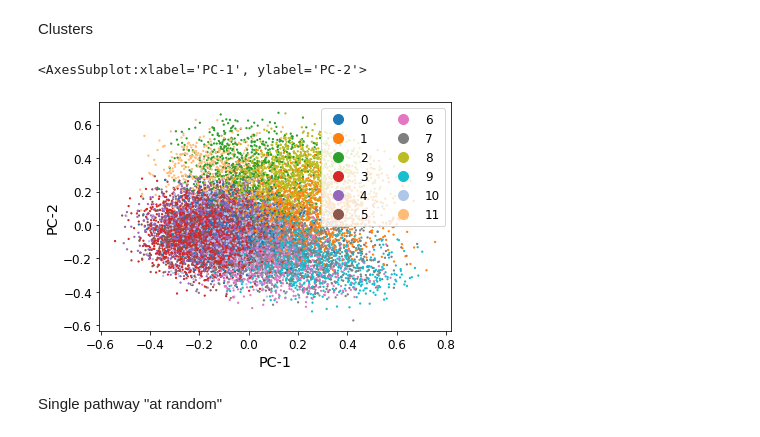
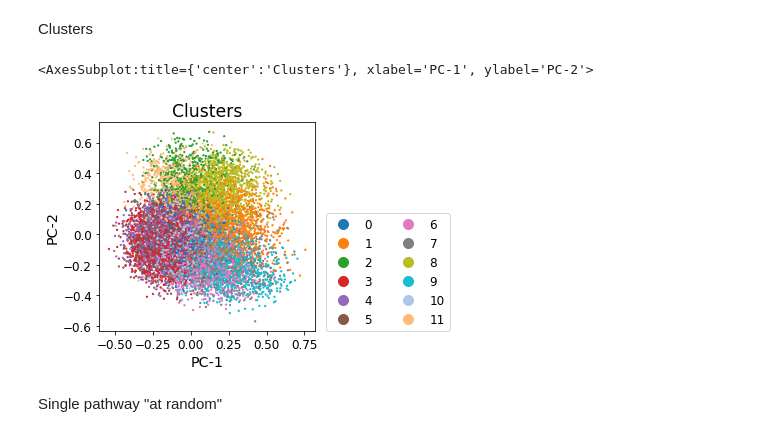
Before and after one commit to FerranC96/sKG4cellCommns, a Jupyter notebook: one.ipynb, the cells around one changed output. Drawn from its saved outputs; the diff is of its cells as text; code cells hidden in the pictures.

```diff
--- a/one.ipynb
+++ b/one.ipynb
@@ -897,10 +897,12 @@ dENSMUSpathwayR
 Clusters
 # %%
 scprep.plot.scatter2d(RDdataframe, c=RDdataframe["clust"],
-    label_prefix="PC-", shuffle=True)
+    title="Clusters", label_prefix="PC-",
+    legend_loc=(1.05, 0), shuffle=True,
+    dpi=480)
 # %% [output]
-<AxesSubplot:xlabel='PC-1', ylabel='PC-2'>
+<AxesSubplot:title={'center':'Clusters'}, xlabel='PC-1', ylabel='PC-2'>
-[figure, old version]
+[figure, new version]
 # %% [markdown]
 Single pathway "at random"
 # %%
```
Also changed, not shown: parts of 1 cell of this notebook.
